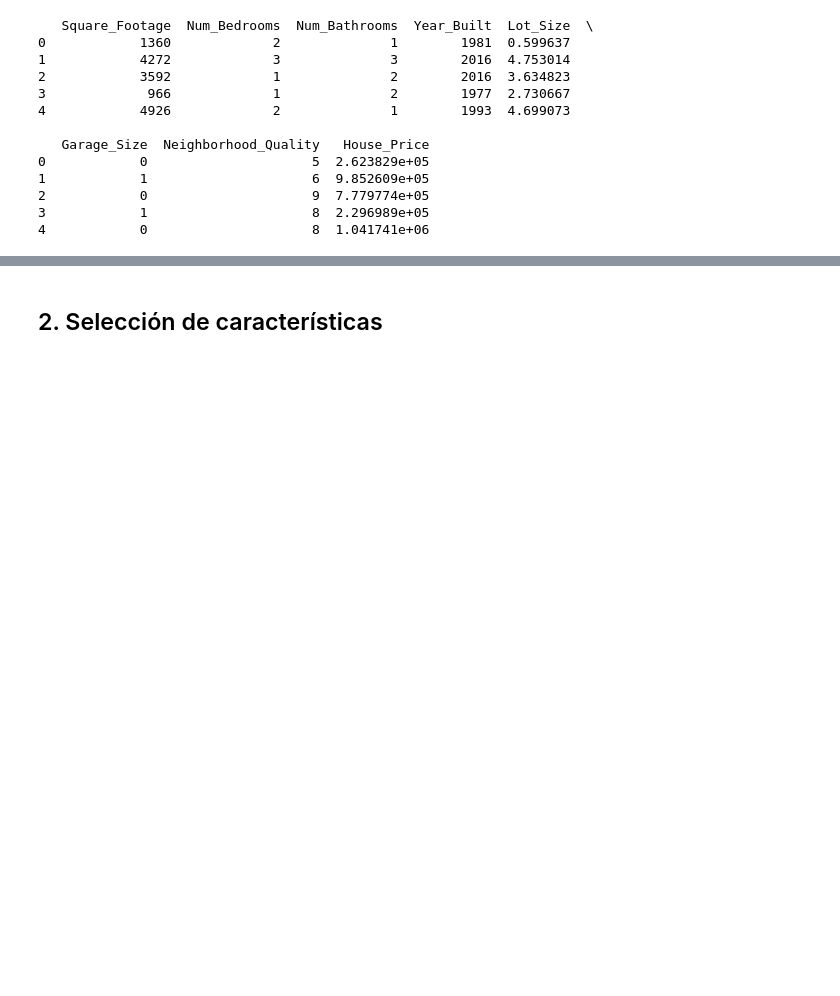
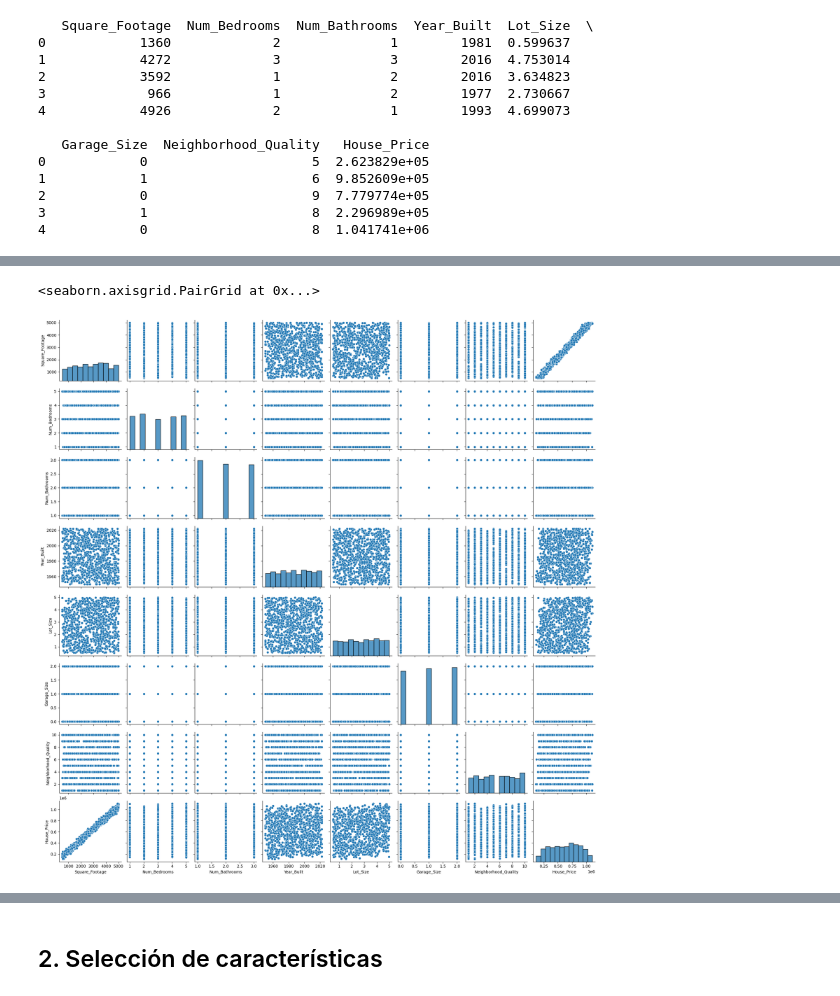
Before and after one commit to XoulEater/Tarea_1_IA, a Jupyter notebook: main.ipynb, the cells around one changed output, grey strips where cells are left out. Cells and saved outputs as stored; diff of their text form; code cells hidden in the pictures; blank space fills up the shorter version.

```diff
--- a/main.ipynb
+++ b/main.ipynb
@@ -138,0 +129,5 @@ plt.show()
+# %%
+sns.pairplot(data) # grafico de pares para ver la relacion entre las variables de la data
+# %% [output]
+<seaborn.axisgrid.PairGrid at 0x...>
+[figure, added]
```
Also changed, not shown: parts of 43 cells of this notebook.
